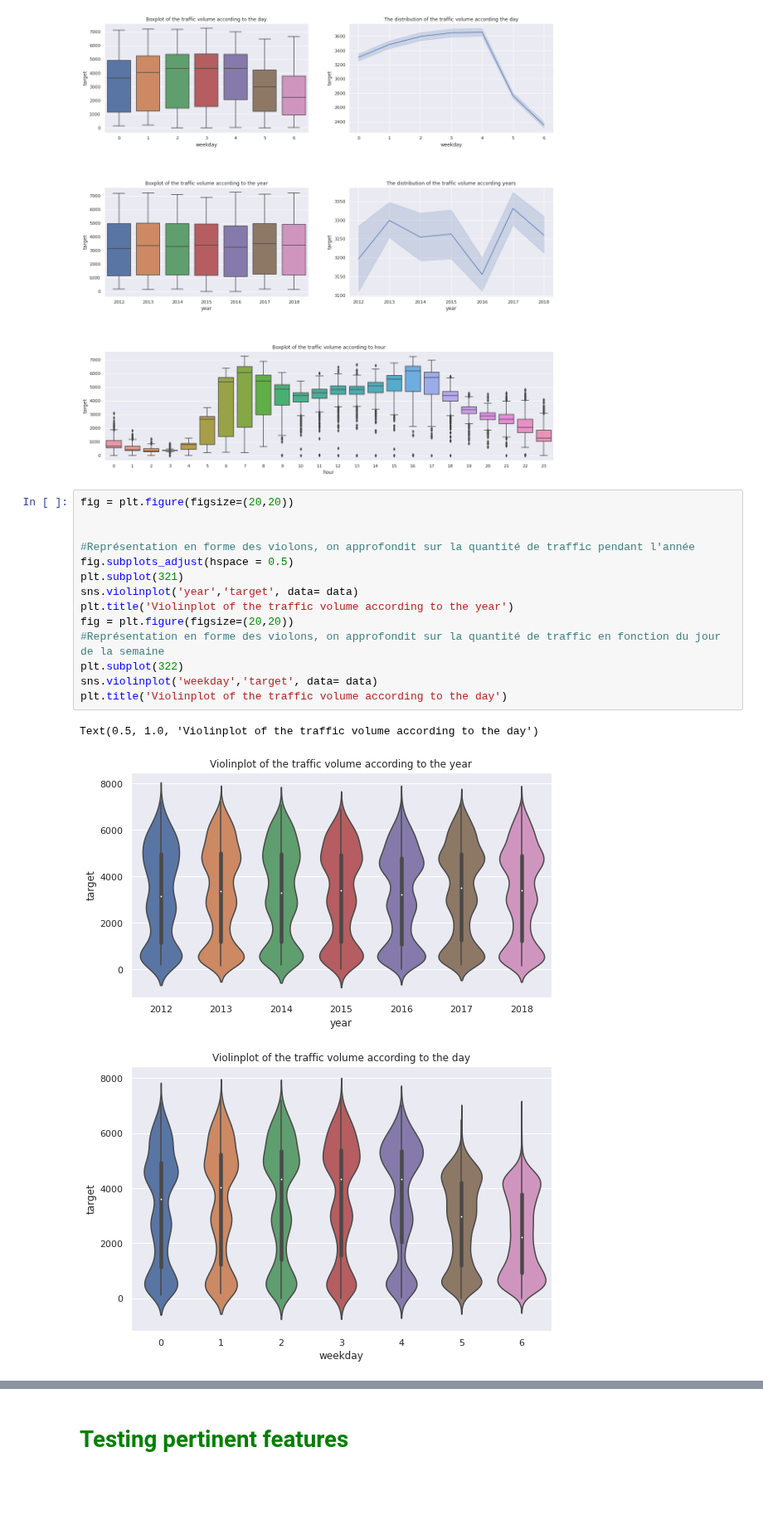
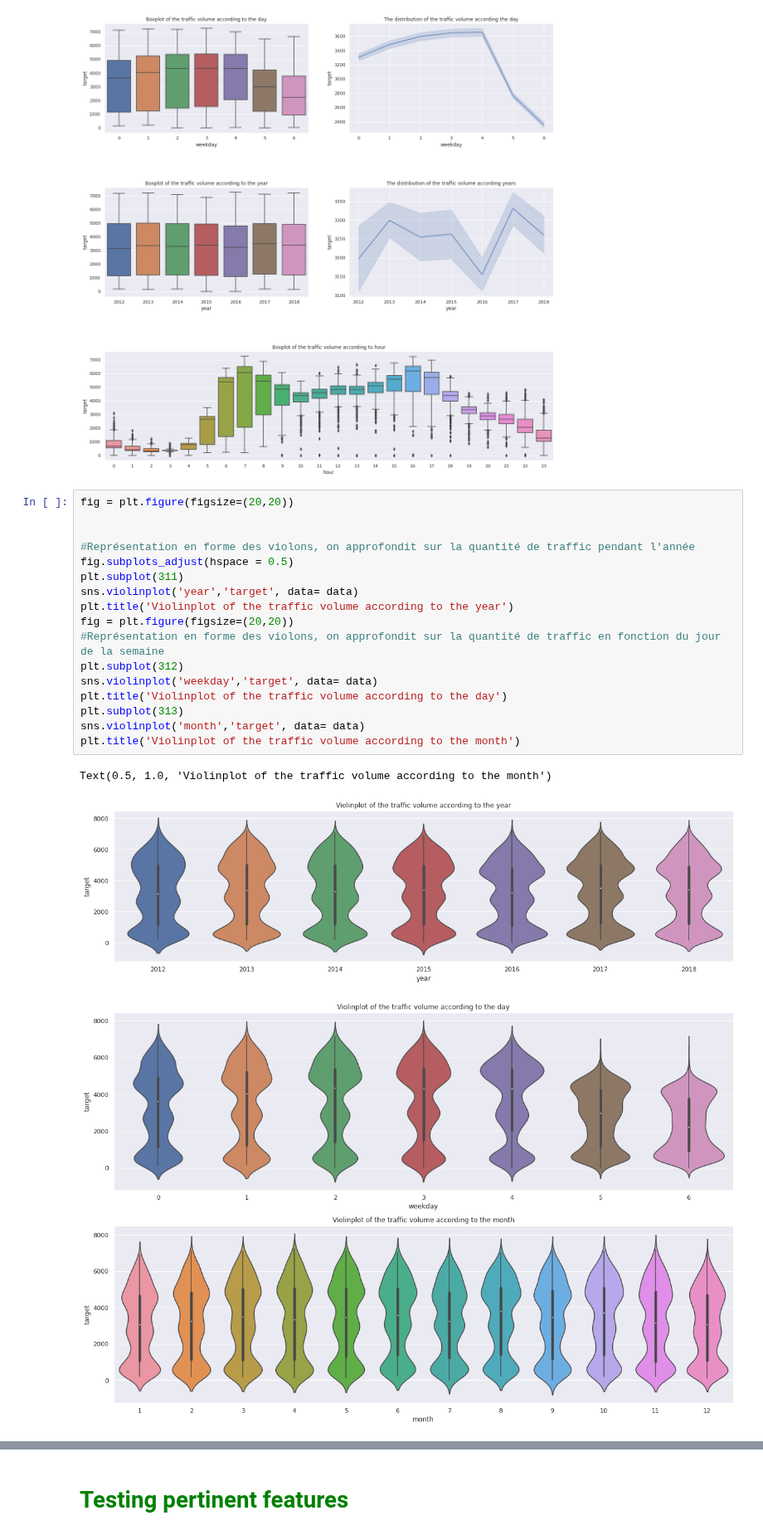
Before and after one commit to UrsulaAlcantara/Segway, a Jupyter notebook: starting_kit/README_final.ipynb, the cells around one changed output, grey strips where cells are left out. Shown at 83% size. Drawn from its saved outputs; the diff is of its cells as text; blank space fills up the shorter version.

```diff
--- a/starting_kit/README_final.ipynb
+++ b/starting_kit/README_final.ipynb
@@ -140,18 +140,21 @@ plt.show()
 # %%
 fig = plt.figure(figsize=(20,20))
 
 
 #Représentation en forme des violons, on approfondit sur la quantité de traffic pendant l'année
 fig.subplots_adjust(hspace = 0.5)
-plt.subplot(321)
+plt.subplot(311)
 sns.violinplot('year','target', data= data)
 plt.title('Violinplot of the traffic volume according to the year')
 fig = plt.figure(figsize=(20,20))
 #Représentation en forme des violons, on approfondit sur la quantité de traffic en fonction du jour de la semaine
-plt.subplot(322)
+plt.subplot(312)
 sns.violinplot('weekday','target', data= data)
 plt.title('Violinplot of the traffic volume according to the day')
+plt.subplot(313)
+sns.violinplot('month','target', data= data)
+plt.title('Violinplot of the traffic volume according to the month')
 # %% [output]
-Text(0.5, 1.0, 'Violinplot of the traffic volume according to the day')
+Text(0.5, 1.0, 'Violinplot of the traffic volume according to the month')
-[figure, old version]
+[figure, new version]
-[figure, old version]
+[figure, new version]
```
Also changed, not shown: parts of 24 cells of this notebook.
